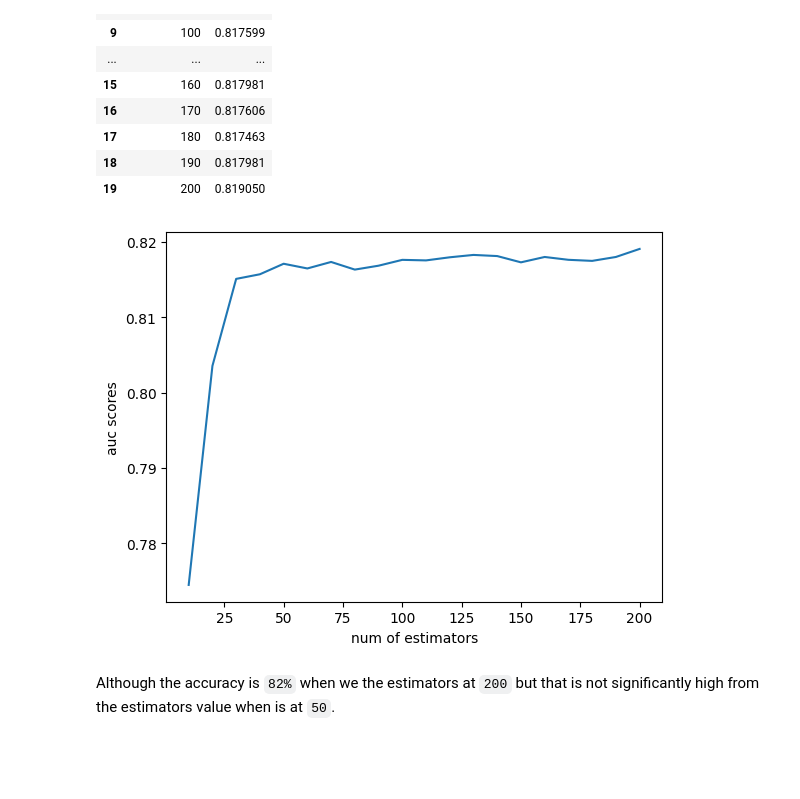
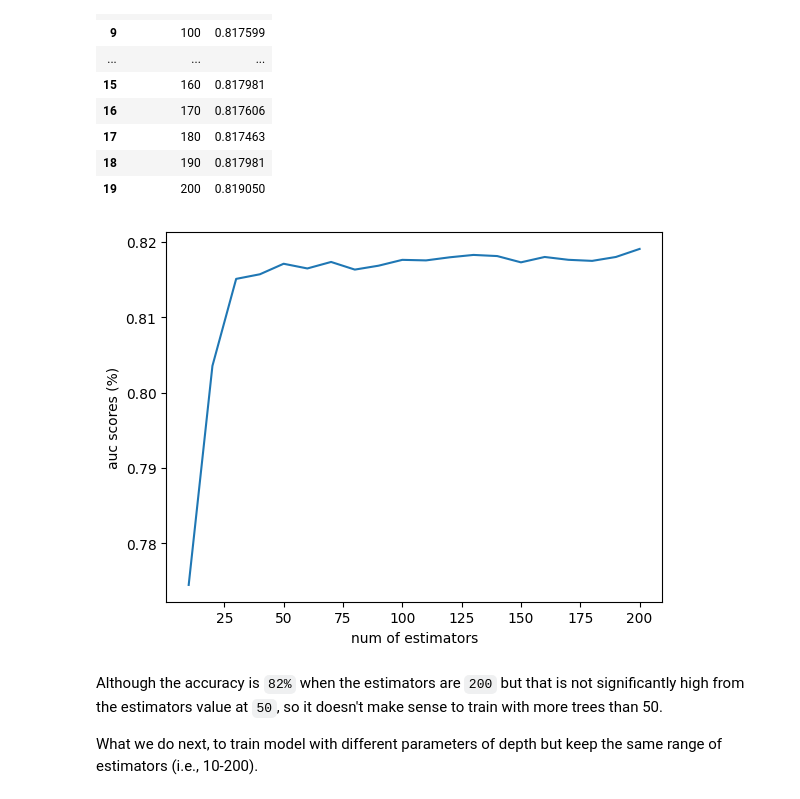
Before and after one commit to MuhammadAwon/ml-engineering, a Jupyter notebook: 06-trees/credit-risk-scoring.ipynb, the cells around one changed output. Drawn from its saved outputs; the diff is of its cells as text; code cells hidden in the pictures; blank space fills up the shorter version.

```diff
--- a/06-trees/credit-risk-scoring.ipynb
+++ b/06-trees/credit-risk-scoring.ipynb
@@ -950,10 +953,12 @@ df_scores
 # %%
 # Plot the 'n_estimators' vs 'auc'
 plt.plot(df_scores.n_estimators, df_scores.auc)
 plt.xlabel('num of estimators')
-plt.ylabel('auc scores')
+plt.ylabel('auc scores (%)')
 plt.show()
 # %% [output]
-[figure, old version]
+[figure, new version]
 # %% [markdown]
-Although the accuracy is `82%` when we the estimators at `200` but that is not significantly high from the estimators value when is at `50`.
+Although the accuracy is `82%` when the estimators are `200` but that is not significantly high from the estimators value at `50`, so it doesn't make sense to train with more trees than 50.
+
+What we do next, to train model with different parameters of depth but keep the same range of estimators (i.e., 10-200).
```
Also changed, not shown: parts of 82 cells of this notebook, 1 other file.
